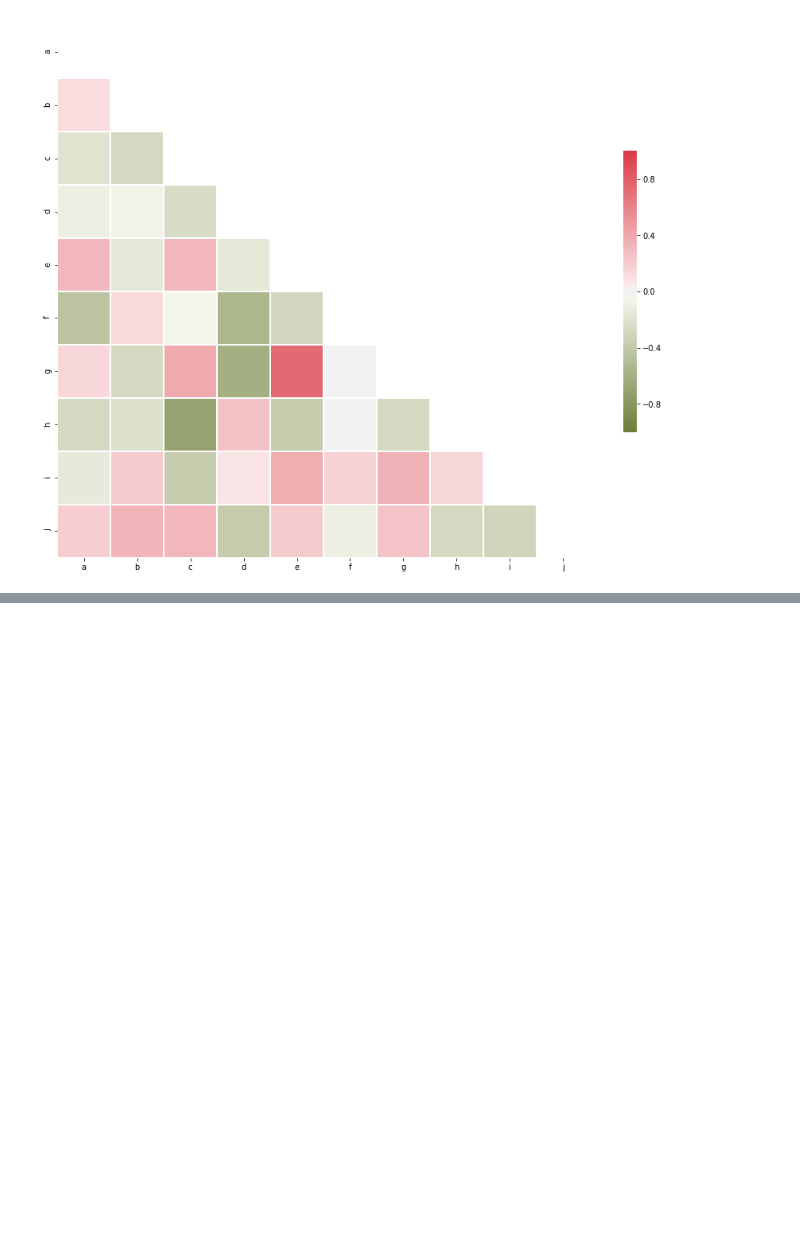
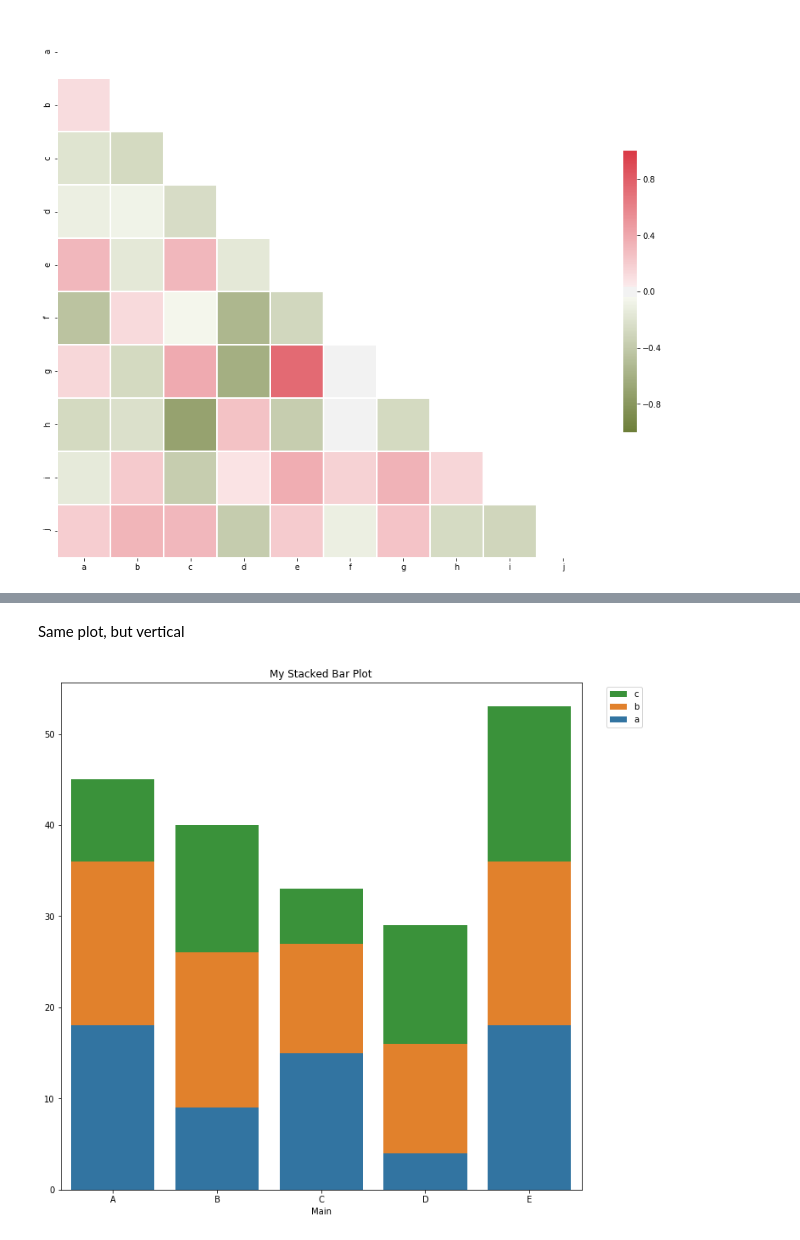
Before and after one commit to datascienceisrael/python3-dsgutils, a Jupyter notebook: examples.ipynb, the cells around one changed output, grey strips where cells are left out. Saved outputs shown, nothing was run; the diff lists cells and outputs as text; code cells hidden in the pictures; blank space fills up the shorter version.

```diff
--- a/examples.ipynb
+++ b/examples.ipynb
@@ -186,0 +250,7 @@ ax = dsgutils.pd.viz.display_corr_matrix(df, on_columns=list(ascii_letters[:10])
+# %% [markdown]
+Same plot, but vertical
+# %%
+ax = dsgutils.pd.viz.display_stacked_cat_bar(df, groupby='Main', on='Stack', horizontal=False)
+ax.set(title='My Stacked Bar Plot');
+# %% [output]
+[figure, added]
```
Also changed, not shown: parts of 22 cells of this notebook, 5 other files.
